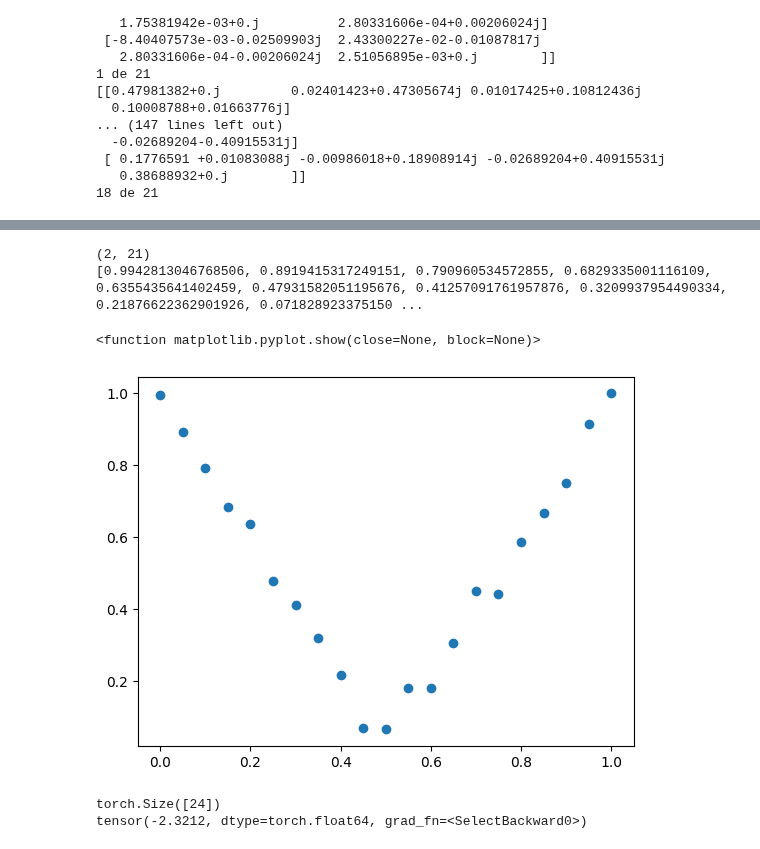
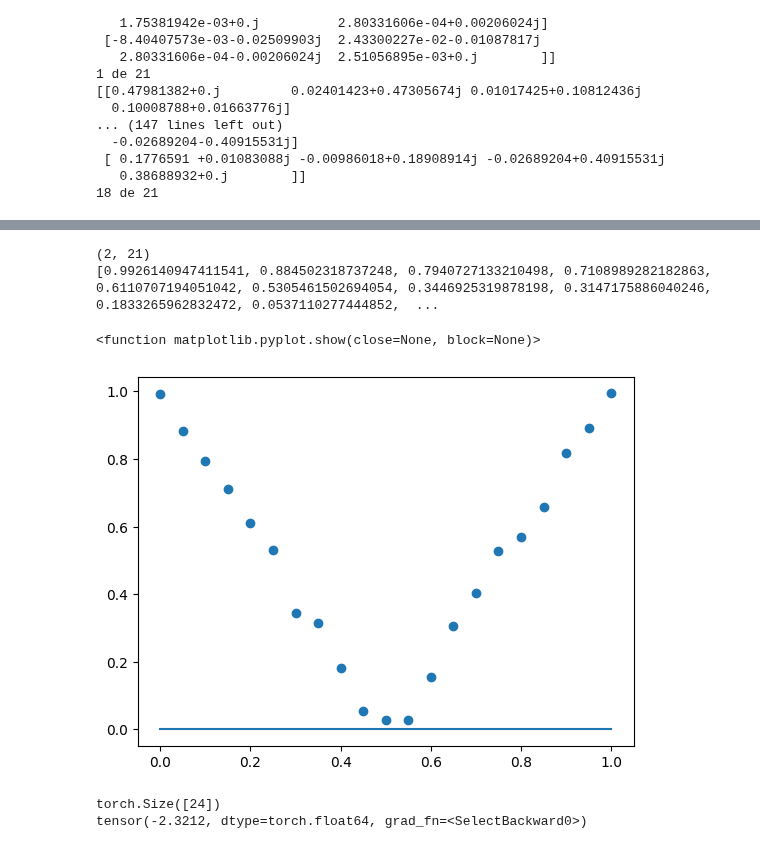
Before and after one commit to SchultzVV/Runtime-qiskit, a Jupyter notebook: pf.ipynb, the cells around one changed output, grey strips where cells are left out. Saved outputs shown, nothing was run; the diff lists cells and outputs as text; code cells hidden in the pictures.

```diff
--- a/pf.ipynb
+++ b/pf.ipynb
@@ -227,19 +231,22 @@ a
 Matrix([[p*sin(theta/2)**2 + (1 - p)*cos(theta/2)**2, (2.0*I*p*sin(phi) + exp(-1.0*I*phi))*sin(theta/2)*cos(theta/2)], [(-2.0*I*p*sin(phi) + exp(1.0*I*phi))*sin(theta/2)*cos(theta/2), p*cos(theta/2)** ...
 $\displaystyle \left[\begin{matrix}p \sin^{2}{\left(\frac{\theta}{2} \right)} + \left(1 - p\right) \cos^{2}{\left(\frac{\theta}{2} \right)} & \left(2.0 i p \sin{\left(\phi \right)} + e^{- 1.0 i \phi}\right) \sin{\left(\frac{\theta}{2} \right)} \cos{\left(\frac{\theta}{2} \right)}\\\left(- 2.0 i p \sin{\left(\phi \right)} + e^{1.0 i \phi}\right) \sin{\left(\frac{\theta}{2} \right)} \cos{\left(\frac{\theta}{2} \right)} & p \cos^{2}{\left(\frac{\theta}{2} \right)} + \left(1 - p\right) \sin^{2}{\left(\frac{\theta}{2} \right)}\end{matrix}\right]$
 # %%
+import numpy as np
 import pickle
-with open('data/bf/bf-coherences.pkl', 'rb') as f:
+with open('data/pf/pf-coherences.pkl', 'rb') as f:
     cohs = pickle.load(f)
 print(np.shape(cohs))
 print(cohs[0])
 x = np.linspace(0,1,len(cohs[0]))
+plot_theoric_pf(x)
+
 plt.scatter(x,cohs[0])
 plt.show
 # %% [output]
 (2, 21)
-[0.9942813046768506, 0.8919415317249151, 0.790960534572855, 0.6829335001116109, 0.6355435641402459, 0.47931582051195676, 0.41257091761957876, 0.3209937954490334, 0.21876622362901926, 0.071828923375150 ...
+[0.9926140947411541, 0.884502318737248, 0.7940727133210498, 0.7108989282182863, 0.6110707194051042, 0.5305461502694054, 0.3446925319878198, 0.3147175886040246, 0.1833265962832472, 0.0537110277444852,  ...
 <function matplotlib.pyplot.show(close=None, block=None)>
-[figure, old version]
+[figure, new version]
 # %%
 import pickle
 with open('data/bf/bf-best_params.pkl', 'rb') as f:
```
Also changed, not shown: parts of 3 cells of this notebook, 13 other files.
